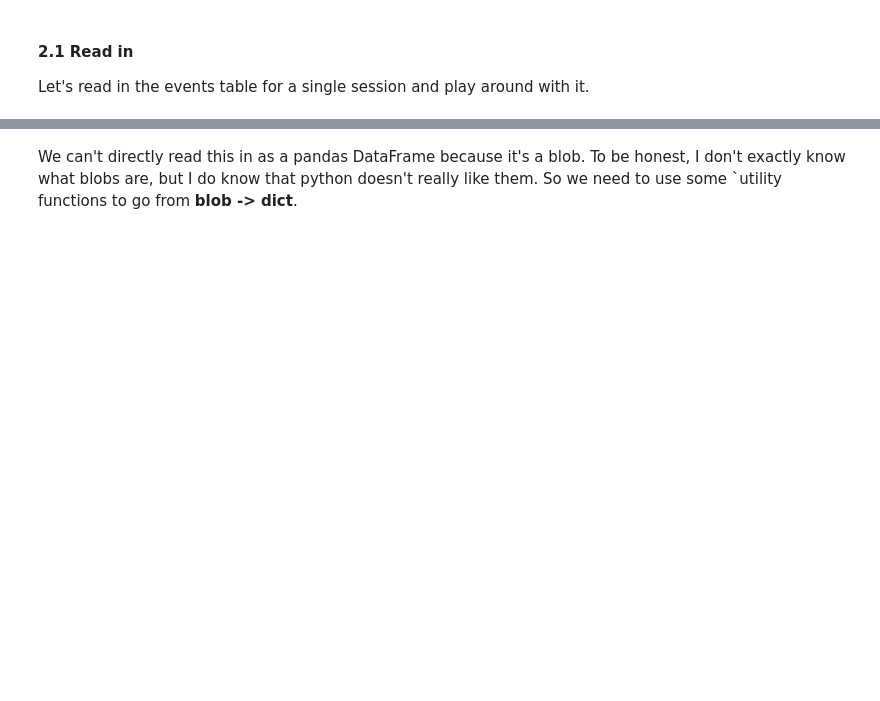
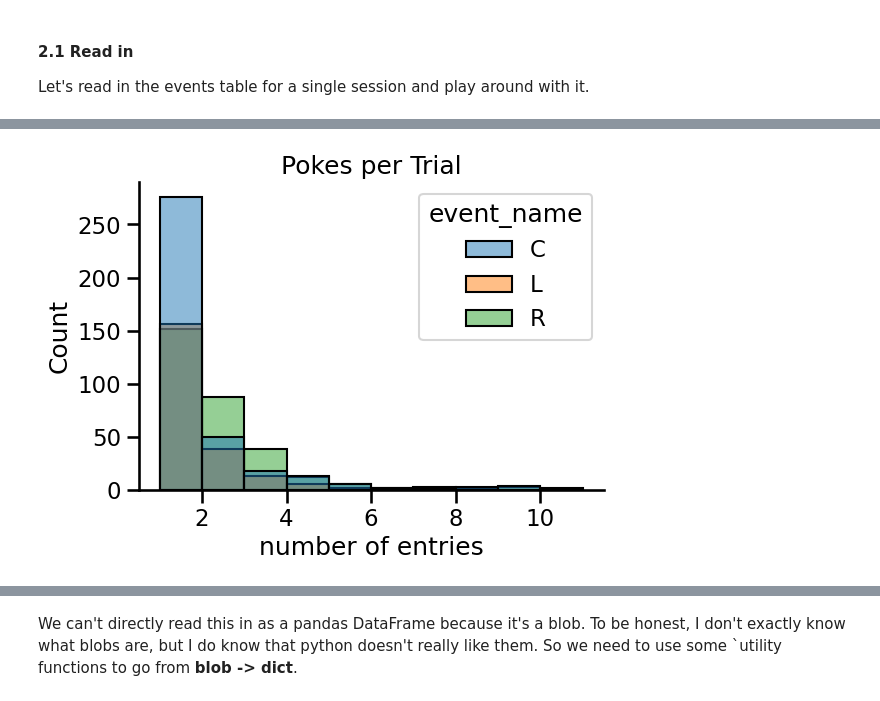
Before and after one commit to jess-breda/DataJoint-SQL-Tutorial, a Jupyter notebook: 2-trial-information.ipynb, the cells around one changed output, grey strips where cells are left out. Cells and saved outputs as stored; diff of their text form; code cells hidden in the pictures; blank space fills up the shorter version.

```diff
--- a/2-trial-information.ipynb
+++ b/2-trial-information.ipynb
@@ -105,0 +149,14 @@ Some other ideas of things you can track using `BehaviorEvent` are:
+# %%
+# calculate
+trial_poke_counts = poke_events_df.groupby(["trial", "event_name"]).entry_num.max()
+
+# plot
+fig, ax = plt.subplots(figsize=(6,4))
+
+sns.histplot(data=trial_poke_counts.reset_index(), x="entry_num",hue='event_name',binwidth=1)
+
+# aesthetics
+ax.set(xlabel="number of entries", title="Pokes per Trial")
+sns.despine()
+# %% [output]
+[figure, added]
```
Also changed, not shown: parts of 15 cells of this notebook.
